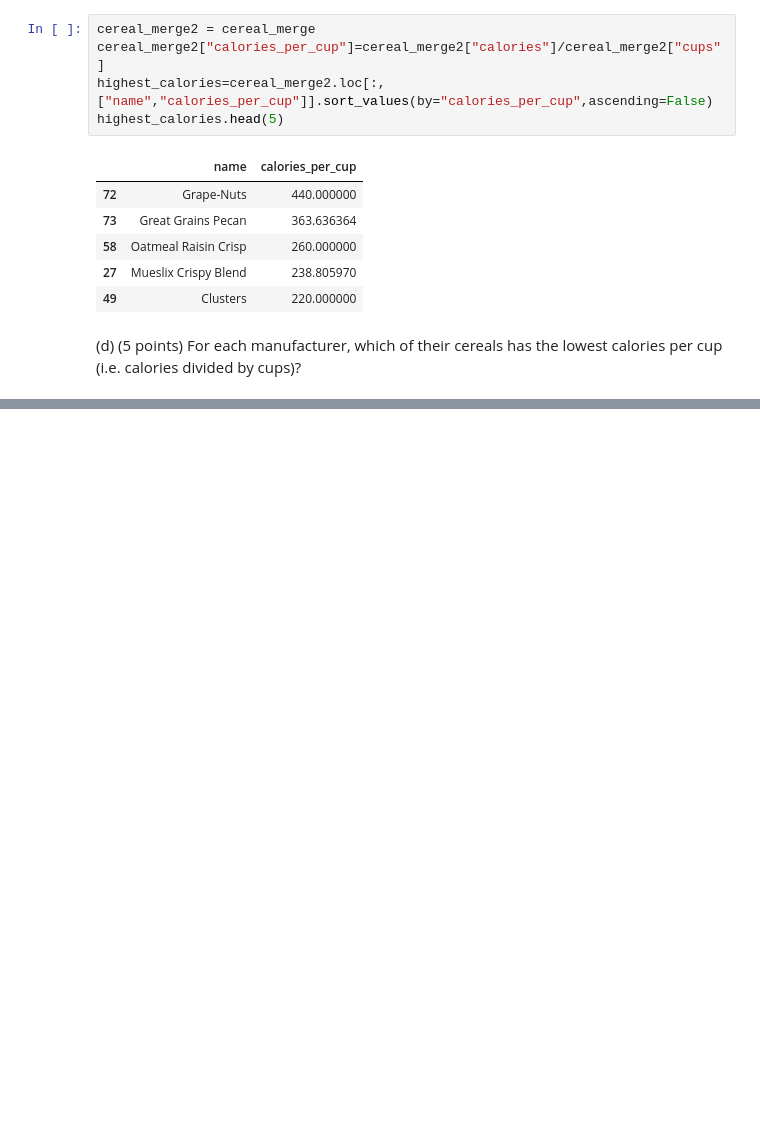
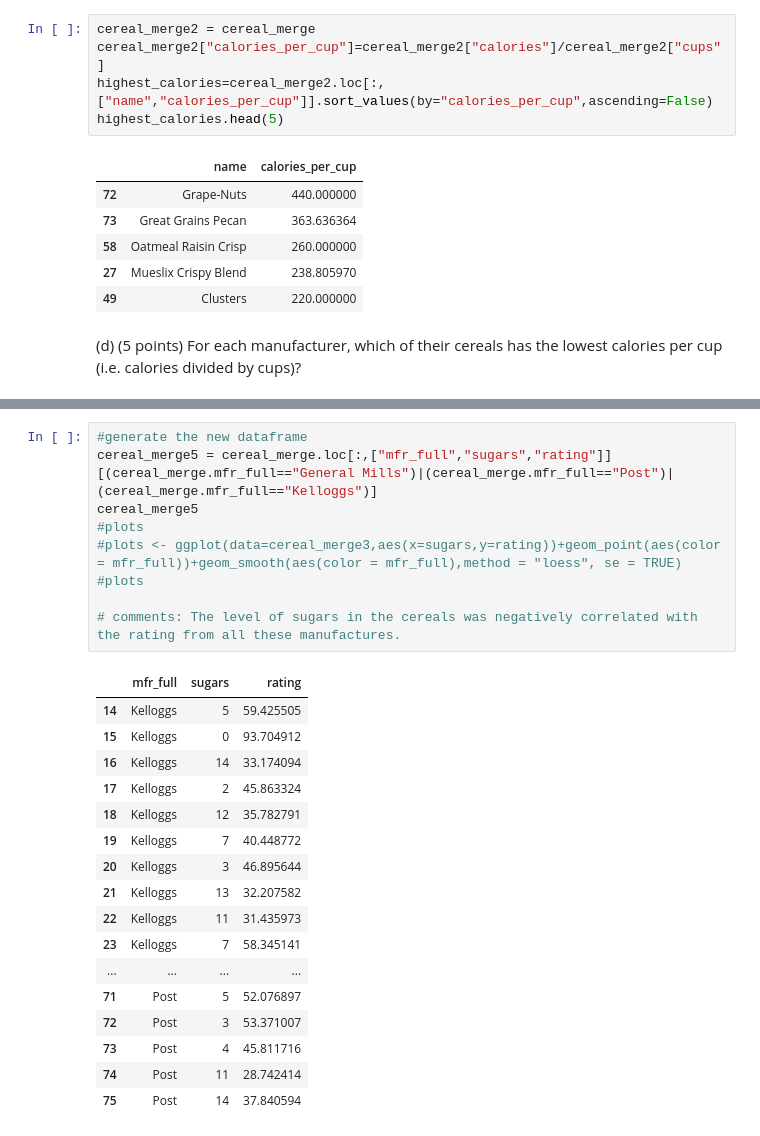
Before and after one commit to jamesqiu2021/DSCI-401-QW, a Jupyter notebook: test1_WQ.ipynb, the cells around one changed output, grey strips where cells are left out. Cells and saved outputs as stored; diff of their text form; blank space fills up the shorter version.

```diff
--- a/test1_WQ.ipynb
+++ b/test1_WQ.ipynb
@@ -71,0 +114,27 @@ cereal_merge3
+# %%
+#generate the new dataframe
+cereal_merge5 = cereal_merge.loc[:,["mfr_full","sugars","rating"]][(cereal_merge.mfr_full=="General Mills")|(cereal_merge.mfr_full=="Post")|(cereal_merge.mfr_full=="Kelloggs")]
+cereal_merge5
+#plots
+#plots <- ggplot(data=cereal_merge3,aes(x=sugars,y=rating))+geom_point(aes(color = mfr_full))+geom_smooth(aes(color = mfr_full),method = "loess", se = TRUE)
+#plots
+
+# comments: The level of sugars in the cereals was negatively correlated with the rating from all these manufactures.
+# %% [output]
+|  | mfr_full | sugars | rating |
+| 14 | Kelloggs | 5 | 59.425505 |
+| 15 | Kelloggs | 0 | 93.704912 |
+| 16 | Kelloggs | 14 | 33.174094 |
+| 17 | Kelloggs | 2 | 45.863324 |
+| 18 | Kelloggs | 12 | 35.782791 |
+| 19 | Kelloggs | 7 | 40.448772 |
+| 20 | Kelloggs | 3 | 46.895644 |
+| 21 | Kelloggs | 13 | 32.207582 |
+| 22 | Kelloggs | 11 | 31.435973 |
+| 23 | Kelloggs | 7 | 58.345141 |
+| ... | ... | ... | ... |
+| 71 | Post | 5 | 52.076897 |
+| 72 | Post | 3 | 53.371007 |
+| 73 | Post | 4 | 45.811716 |
+| 74 | Post | 11 | 28.742414 |
+| 75 | Post | 14 | 37.840594 |
```
Also changed, not shown: parts of 5 cells of this notebook.
